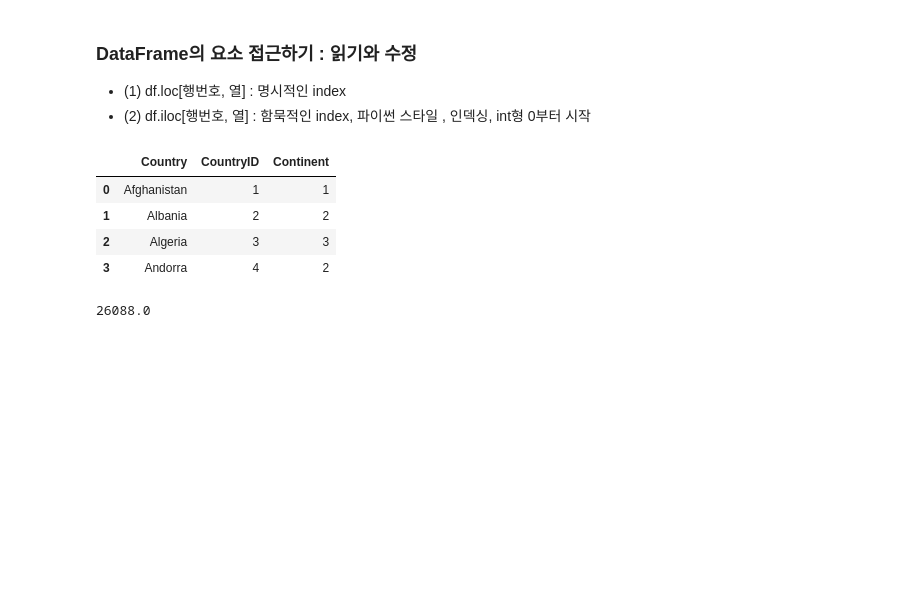
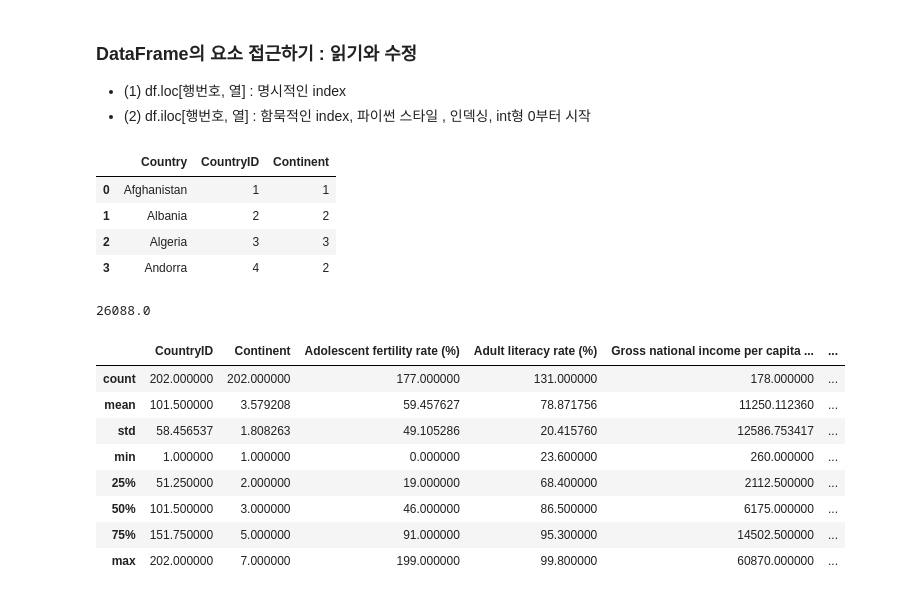
Before and after one commit to landturtler/2020_AI_education_example, a Jupyter notebook: 파이썬데이터분석/pandas_basic.ipynb, the cells around one changed output. Drawn from its saved outputs; the diff is of its cells as text; code cells hidden in the pictures; blank space fills up the shorter version.

```diff
--- a/파이썬데이터분석/pandas_basic.ipynb
+++ b/파이썬데이터분석/pandas_basic.ipynb
@@ -313,3 +310,16 @@ df.iloc[-1,0]
 df.iloc[0,-1]
 # %% [output]
 26088.0
+# %%
+# DataFrame 통계 메서드
+df.describe()    # 통계 요약
+# %% [output]
+|  | CountryID | Continent | Adolescent fertility rate (%) | Adult literacy rate (%) | Gross national income per capita ... | ... |
+| count | 202.000000 | 202.000000 | 177.000000 | 131.000000 | 178.000000 | ... |
+| mean | 101.500000 | 3.579208 | 59.457627 | 78.871756 | 11250.112360 | ... |
+| std | 58.456537 | 1.808263 | 49.105286 | 20.415760 | 12586.753417 | ... |
+| min | 1.000000 | 1.000000 | 0.000000 | 23.600000 | 260.000000 | ... |
+| 25% | 51.250000 | 2.000000 | 19.000000 | 68.400000 | 2112.500000 | ... |
+| 50% | 101.500000 | 3.000000 | 46.000000 | 86.500000 | 6175.000000 | ... |
+| 75% | 151.750000 | 5.000000 | 91.000000 | 95.300000 | 14502.500000 | ... |
+| max | 202.000000 | 7.000000 | 199.000000 | 99.800000 | 60870.000000 | ... |
```
Also changed, not shown: parts of 8 cells of this notebook.
